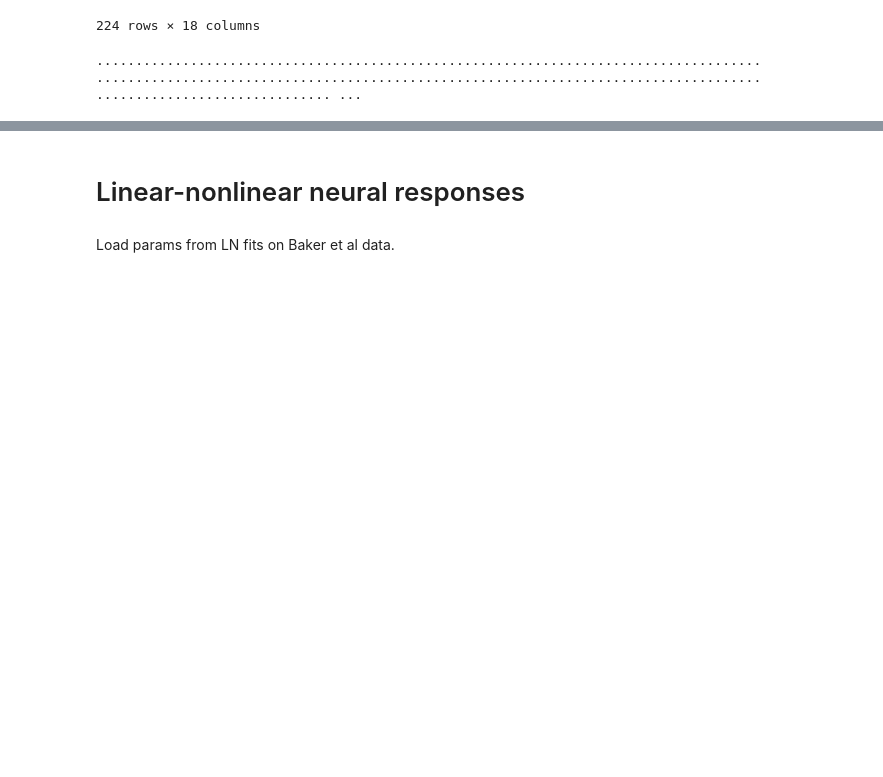
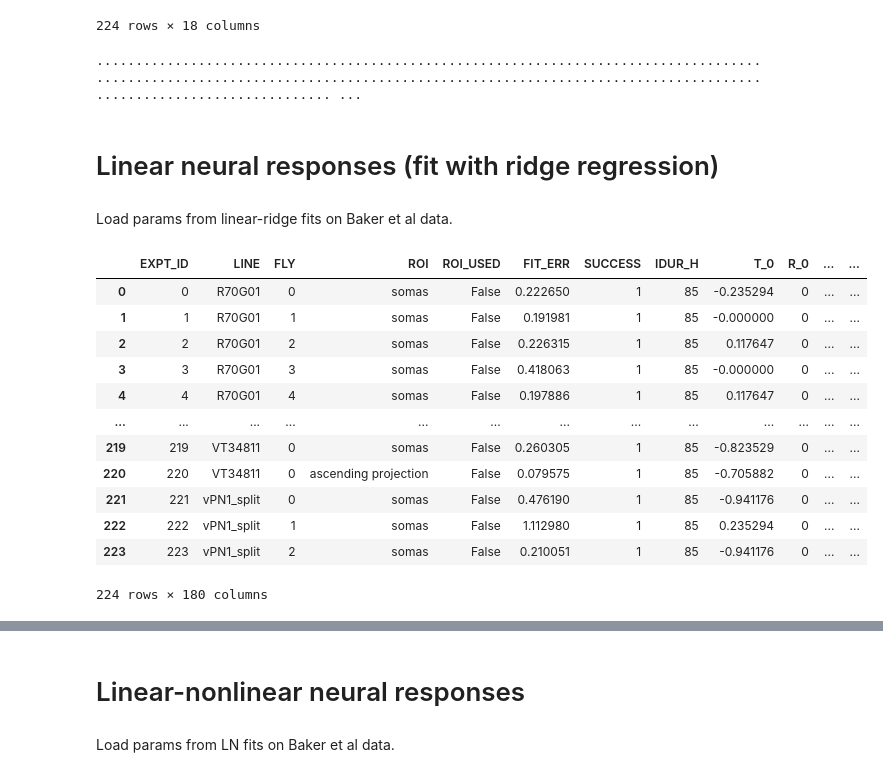
Before and after one commit to rkp8000/inferring-neural-codes, a Jupyter notebook: 4_A1_record_baker.ipynb, the cells around one changed output, grey strips where cells are left out. Drawn from its saved outputs; the diff is of its cells as text; code cells hidden in the pictures; blank space fills up the shorter version.

```diff
--- a/4_A1_record_baker.ipynb
+++ b/4_A1_record_baker.ipynb
@@ -299,3 +309,25 @@ for ctr, df_tr in enumerate(dfs_tr):
     np.save(os.path.join(SAVE_DIR_LIN2E, f'{PFX_LIN2E}_tr_{ctr+CTR_OFFSET}.npy'), np.array([{'df': df_tr_nrl_lin2e}]))
 # %% [output]
 ........................................................................................................................................................................................................ ...
+# %% [markdown]
+# Linear neural responses (fit with ridge regression)
+# %% [markdown]
+Load params from linear-ridge fits on Baker et al data.
+# %%
+# neural response fits from Baker data
+df_linr_param = pd.read_csv('data/simple/neur/baker_linr_fit_param.csv')
+df_linr_param
+# %% [output]
+|  | EXPT_ID | LINE | FLY | ROI | ROI_USED | FIT_ERR | SUCCESS | IDUR_H | T_0 | R_0 | ... | ... |
+| 0 | 0 | R70G01 | 0 | somas | False | 0.222650 | 1 | 85 | -0.235294 | 0 | ... | ... |
+| 1 | 1 | R70G01 | 1 | somas | False | 0.191981 | 1 | 85 | -0.000000 | 0 | ... | ... |
+| 2 | 2 | R70G01 | 2 | somas | False | 0.226315 | 1 | 85 | 0.117647 | 0 | ... | ... |
+| 3 | 3 | R70G01 | 3 | somas | False | 0.418063 | 1 | 85 | -0.000000 | 0 | ... | ... |
+| 4 | 4 | R70G01 | 4 | somas | False | 0.197886 | 1 | 85 | 0.117647 | 0 | ... | ... |
+| ... | ... | ... | ... | ... | ... | ... | ... | ... | ... | ... | ... | ... |
+| 219 | 219 | VT34811 | 0 | somas | False | 0.260305 | 1 | 85 | -0.823529 | 0 | ... | ... |
+| 220 | 220 | VT34811 | 0 | ascending projection | False | 0.079575 | 1 | 85 | -0.705882 | 0 | ... | ... |
+| 221 | 221 | vPN1_split | 0 | somas | False | 0.476190 | 1 | 85 | -0.941176 | 0 | ... | ... |
+| 222 | 222 | vPN1_split | 1 | somas | False | 1.112980 | 1 | 85 | 0.235294 | 0 | ... | ... |
+| 223 | 223 | vPN1_split | 2 | somas | False | 0.210051 | 1 | 85 | -0.941176 | 0 | ... | ... |
+224 rows × 180 columns
```
Also changed, not shown: parts of 10 cells of this notebook.
